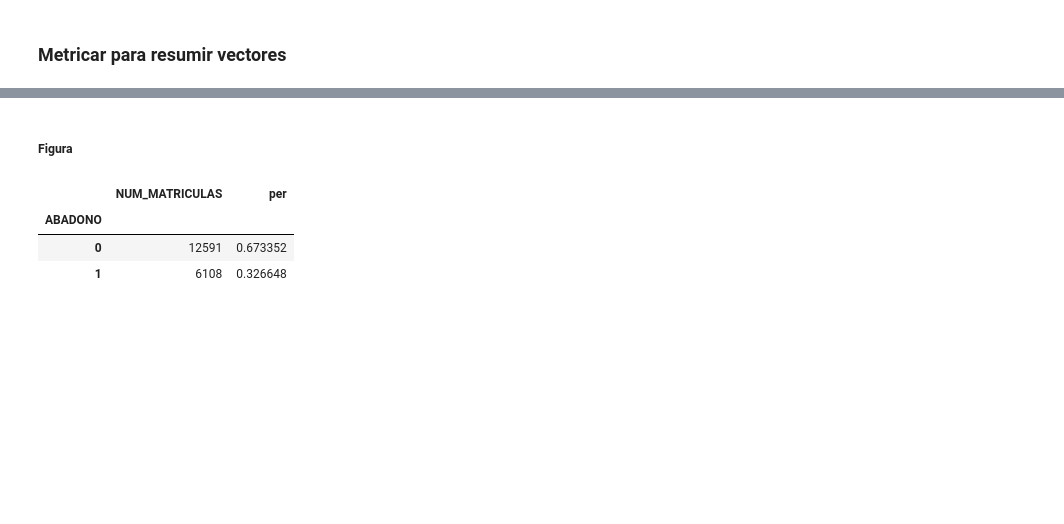
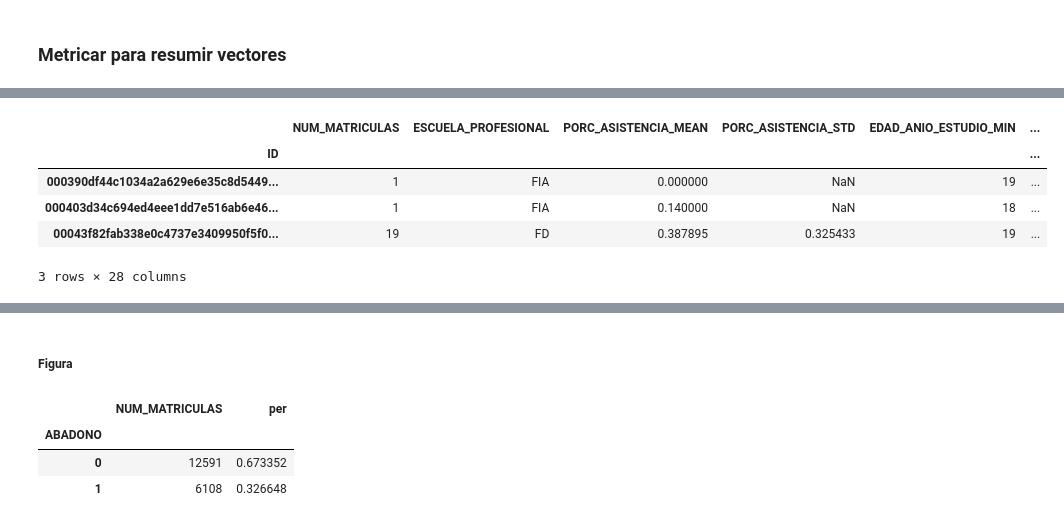
Before and after one commit to johnkbarrera/university-dropout, a Jupyter notebook: pre_processing.ipynb, the cells around one changed output, grey strips where cells are left out. Saved outputs shown, nothing was run; the diff lists cells and outputs as text; code cells hidden in the pictures; blank space fills up the shorter version.

```diff
--- a/pre_processing.ipynb
+++ b/pre_processing.ipynb
@@ -469,0 +551,21 @@ data_features.head(3)
+# %%
+data_features = pd.merge(data_temp, # data_features,
+                         data_abandono[['ID', 'ABADONO']],
+                         #data_abandono[['ID', 'ABADONO_PERIODOS', 'ABADONO']],
+                         how="left",
+                         left_on=['ID'],
+                         right_on=['ID'],
+                         sort=True,
+                         suffixes=("_x", "_y"),
+                        )
+
+del data_features['COD_ESTUDIANTE']
+data_features = data_features.set_index('ID')
+data_features.head(3)
+# %% [output]
+|  | NUM_MATRICULAS | ESCUELA_PROFESIONAL | PORC_ASISTENCIA_MEAN | PORC_ASISTENCIA_STD | EDAD_ANIO_ESTUDIO_MIN | ... |
+| ID |  |  |  |  |  | ... |
+| 000390df44c1034a2a629e6e35c8d5449... | 1 | FIA | 0.000000 | NaN | 19 | ... |
+| 000403d34c694ed4eee1dd7e516ab6e46... | 1 | FIA | 0.140000 | NaN | 18 | ... |
+| 00043f82fab338e0c4737e3409950f5f0... | 19 | FD | 0.387895 | 0.325433 | 19 | ... |
+3 rows × 28 columns
```
Also changed, not shown: parts of 17 cells of this notebook.
